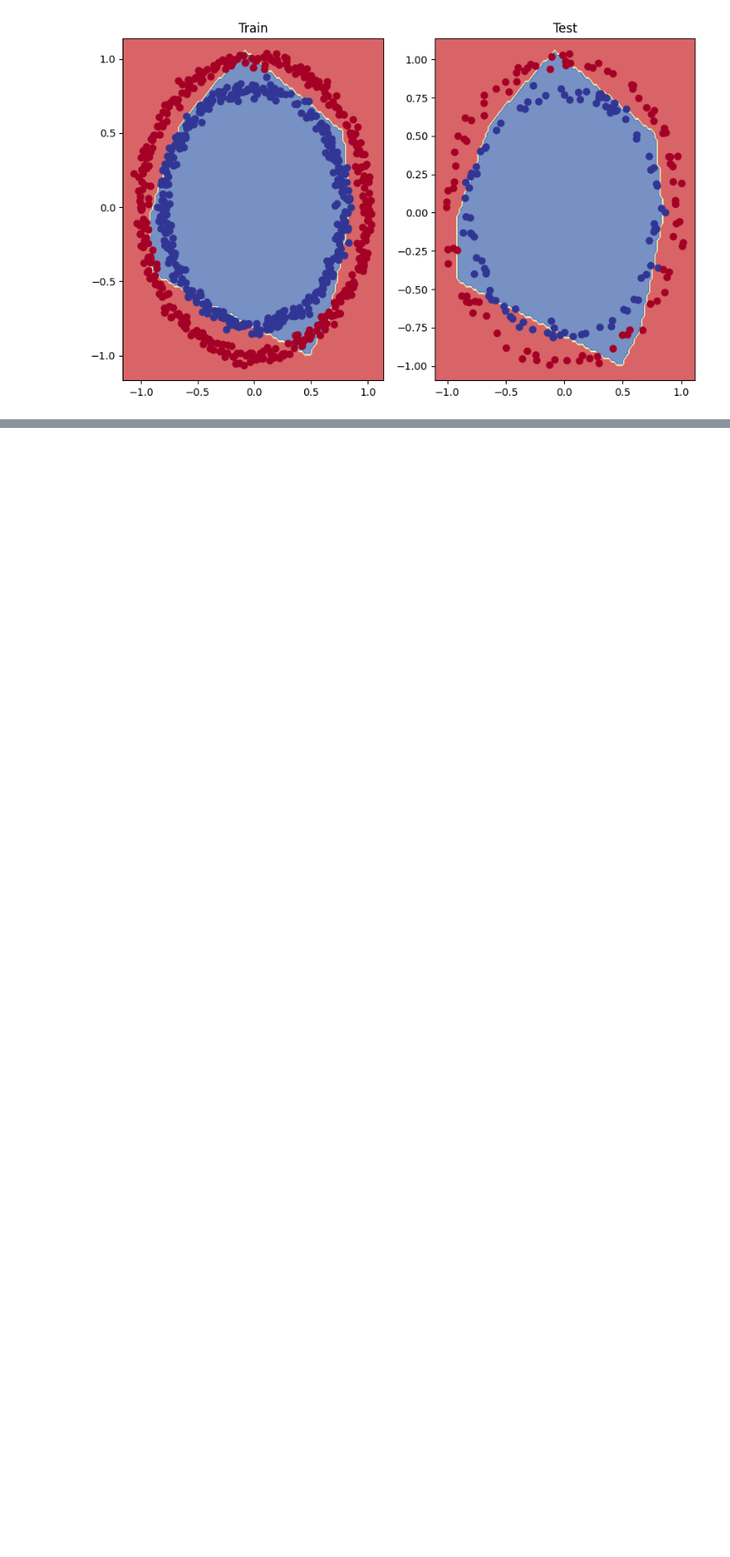
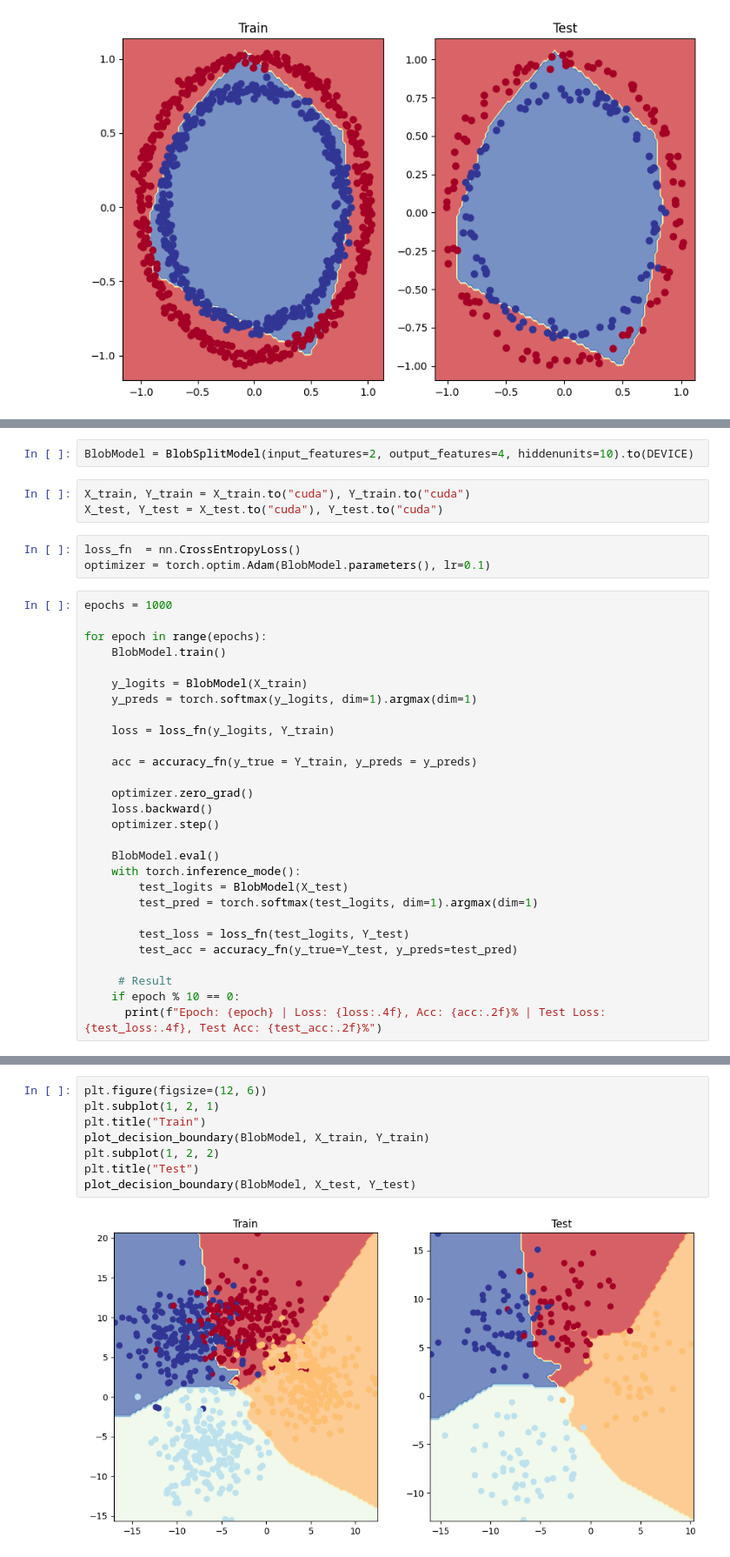
Before and after one commit to abdullahsultan/PytorchBasics, a Jupyter notebook: BasicCircleClassification.ipynb, the cells around one changed output, grey strips where cells are left out. Shown at 87% size. Saved outputs shown, nothing was run; the diff lists cells and outputs as text; blank space fills up the shorter version.

```diff
--- a/BasicCircleClassification.ipynb
+++ b/BasicCircleClassification.ipynb
@@ -394,0 +442,36 @@ plot_decision_boundary(model_V2, X_test, Y_test)
+# %%
+BlobModel = BlobSplitModel(input_features=2, output_features=4, hiddenunits=10).to(DEVICE)
+# %%
+X_train, Y_train = X_train.to("cuda"), Y_train.to("cuda")
+X_test, Y_test = X_test.to("cuda"), Y_test.to("cuda")
+# %%
+loss_fn  = nn.CrossEntropyLoss()
+optimizer = torch.optim.Adam(BlobModel.parameters(), lr=0.1)
+# %%
+epochs = 1000
+
+for epoch in range(epochs):
+    BlobModel.train()
+
+    y_logits = BlobModel(X_train)
+    y_preds = torch.softmax(y_logits, dim=1).argmax(dim=1)
+
+    loss = loss_fn(y_logits, Y_train)
+
+    acc = accuracy_fn(y_true = Y_train, y_preds = y_preds)
+
+    optimizer.zero_grad()
+    loss.backward()
+    optimizer.step()
+
+    BlobModel.eval()
+    with torch.inference_mode():
+        test_logits = BlobModel(X_test)
+        test_pred = torch.softmax(test_logits, dim=1).argmax(dim=1)
+
+        test_loss = loss_fn(test_logits, Y_test)
+        test_acc = accuracy_fn(y_true=Y_test, y_preds=test_pred)
+
+     # Result
+    if epoch % 10 == 0:
+      print(f"Epoch: {epoch} | Loss: {loss:.4f}, Acc: {acc:.2f}% | Test Loss: {test_loss:.4f}, Test Acc: {test_acc:.2f}%")
@@ -394,0 +496,10 @@ plot_decision_boundary(model_V2, X_test, Y_test)
+# %%
+plt.figure(figsize=(12, 6))
+plt.subplot(1, 2, 1)
+plt.title("Train")
+plot_decision_boundary(BlobModel, X_train, Y_train)
+plt.subplot(1, 2, 2)
+plt.title("Test")
+plot_decision_boundary(BlobModel, X_test, Y_test)
+# %% [output]
+[figure, added]
```
Also changed, not shown: parts of 17 cells of this notebook.
